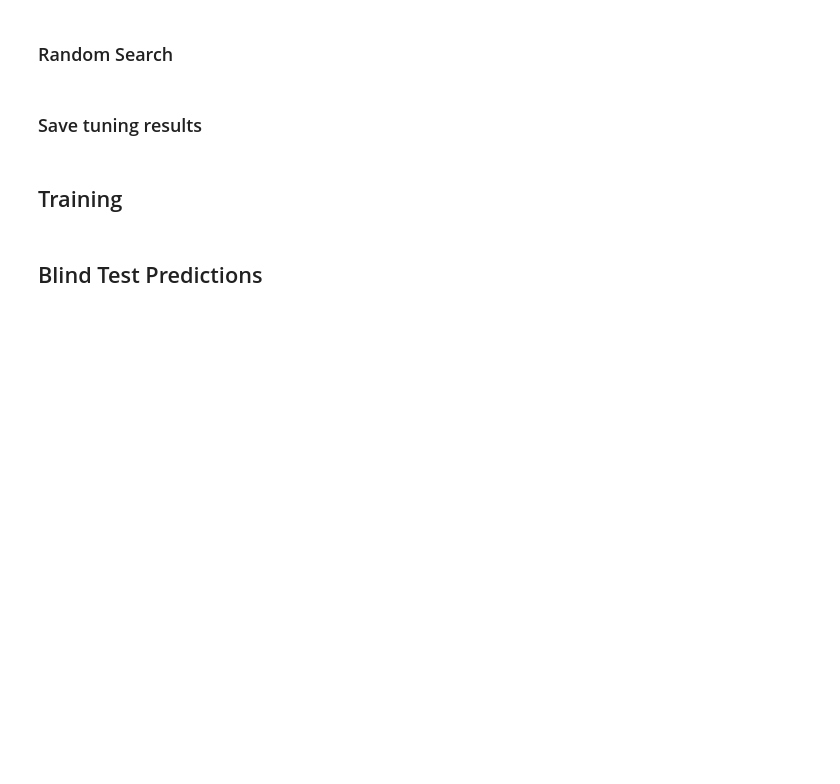
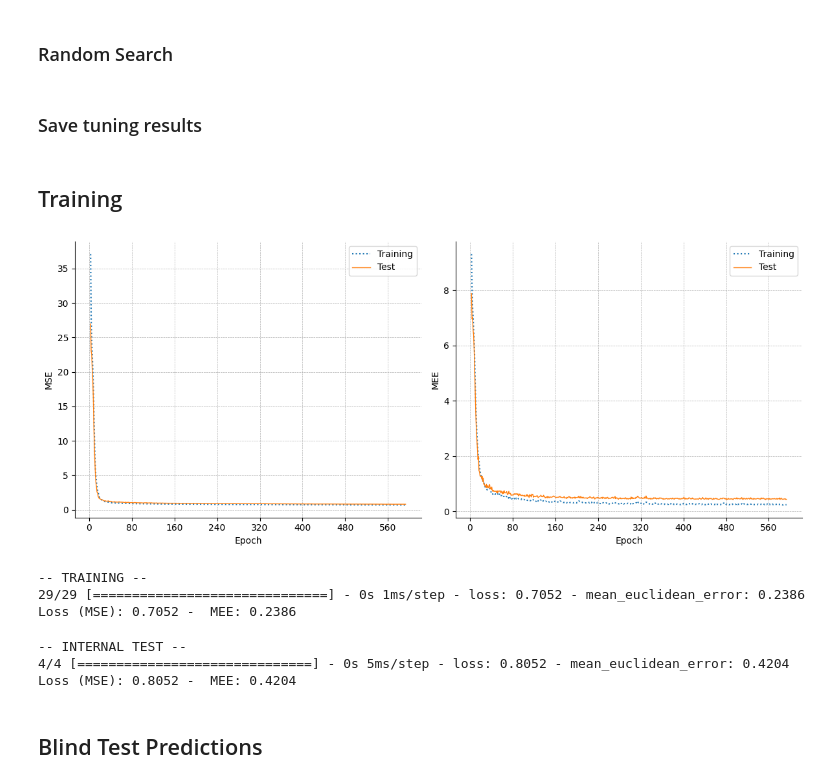
Before and after one commit to NennoMP/ML-B, a Jupyter notebook: notebooks/models/NN-SGD.ipynb, the cells around one changed output. Cells and saved outputs as stored; diff of their text form; code cells hidden in the pictures; blank space fills up the shorter version.

```diff
--- a/notebooks/models/NN-SGD.ipynb
+++ b/notebooks/models/NN-SGD.ipynb
@@ -44,6 +48,7 @@ MODEL_NAME = 'NN-SGD'
 INTERNAL_TEST_SPLIT = 0.1 # internal test split percentage
 RANDOM_STATE = 128 # reproducibility
 N_SPLITS = 5 # cross-validation
+POLY_DEGREE = 3 # polynomial features pre-processing
 # %% [markdown]
 ## Path
 # %%
@@ -222,7 +239,12 @@ x_train_cup, x_internal_test_cup, y_train_cup, y_internal_test_cup = train_test_
+# %%
+# Polynomial features pre-processing
+poly = PolynomialFeatures(degree=POLY_DEGREE) # Polynomial features pre-processing
+x_train_cup_poly = poly.fit_transform(x_train_cup)
+x_internal_test_cup_poly = poly.transform(x_internal_test_cup)
 # %% [markdown]
 # NN-SGD (mb)
 # %%
-def get_nn_sgd_regressor(hparams):
+def get_nn_sgd_regressor(hparams: dict, in_dim: int):
     if hparams['activation'] == 'tanh':
         initializer = GlorotUniform(seed=RANDOM_STATE) # Glorot (Xavier)
         bias_initializer = Zeros()
@@ -236,7 +258,7 @@ def get_nn_sgd_regressor(hparams):
     model.add(Dense(
         hparams['h_dim'],
         activation=hparams['activation'],
-        input_shape=(10,),
+        input_shape=(in_dim,),
         kernel_regularizer=l2(hparams['reg']),
         kernel_initializer=initializer,
         bias_initializer=bias_initializer))
@@ -380,13 +402,41 @@ solver.train(epochs=1500, patience=100)
+# %%
+#model_nn_cup = get_nn_sgd_regressor(best_config_cup, x_train_cup.shape[1])
+#solver = Solver(model_nn_cup, x_train_cup, y_train_cup, x_internal_test_cup, y_internal_test_cup, target='mean_euclidean_error')
+#solver.train(epochs=1500, patience=100)
+
+# With PolynomialFeatures pre-processing
+model_nn_cup = get_nn_sgd_regressor(best_config_cup, x_train_cup_poly.shape[1])
+solver = Solver(model_nn_cup, x_train_cup_poly, y_train_cup, x_internal_test_cup_poly, y_internal_test_cup, target='mean_euclidean_error')
+solver.train(epochs=1500, patience=100)
 # %%
-solver.plot_history(results_dir + '/CUP/history', loss='MSE', metric='MEE')
+#solver.plot_history(results_dir + '/CUP/history', loss='MSE', metric='MEE')
+solver.plot_history(results_dir + '/CUP/history_poly', loss='MSE', metric='MEE')
+# %% [output]
+[figure, added]
 # %%
+#print('-- TRAINING --')
+#loss_train_cup, mee_train_cup = model_nn_cup.evaluate(x_train_cup, y_train_cup)
+#print(f'Loss (MSE): {loss_train_cup:.4f} -  MEE: {mee_train_cup:.4f}')
+
 print('-- TRAINING --')
-loss_train_cup, mee_train_cup = model_nn_cup.evaluate(x_train_cup, y_train_cup)
+loss_train_cup, mee_train_cup = model_nn_cup.evaluate(x_train_cup_poly, y_train_cup)
 print(f'Loss (MSE): {loss_train_cup:.4f} -  MEE: {mee_train_cup:.4f}')
+# %% [output]
+-- TRAINING --
+29/29 [==============================] - 0s 1ms/step - loss: 0.7052 - mean_euclidean_error: 0.2386
+Loss (MSE): 0.7052 -  MEE: 0.2386
 # %%
+#print('-- INTERNAL TEST --')
+#loss_internal_test_cup, mee_internal_test_cup = model_nn_cup.evaluate(x_internal_test_cup, y_internal_test_cup)
+#print(f'Loss (MSE): {loss_internal_test_cup:.4f} -  MEE: {mee_internal_test_cup:.4f}')
+
 print('-- INTERNAL TEST --')
-loss_internal_test_cup, mee_internal_test_cup = model_nn_cup.evaluate(x_internal_test_cup, y_internal_test_cup)
+loss_internal_test_cup, mee_internal_test_cup = model_nn_cup.evaluate(x_internal_test_cup_poly, y_internal_test_cup)
 print(f'Loss (MSE): {loss_internal_test_cup:.4f} -  MEE: {mee_internal_test_cup:.4f}')
+# %% [output]
+-- INTERNAL TEST --
+4/4 [==============================] - 0s 5ms/step - loss: 0.8052 - mean_euclidean_error: 0.4204
+Loss (MSE): 0.8052 -  MEE: 0.4204
 # %% [markdown]
 ## Blind Test Predictions
 # %%
```
Also changed, not shown: parts of 15 cells of this notebook, 25 other files.
